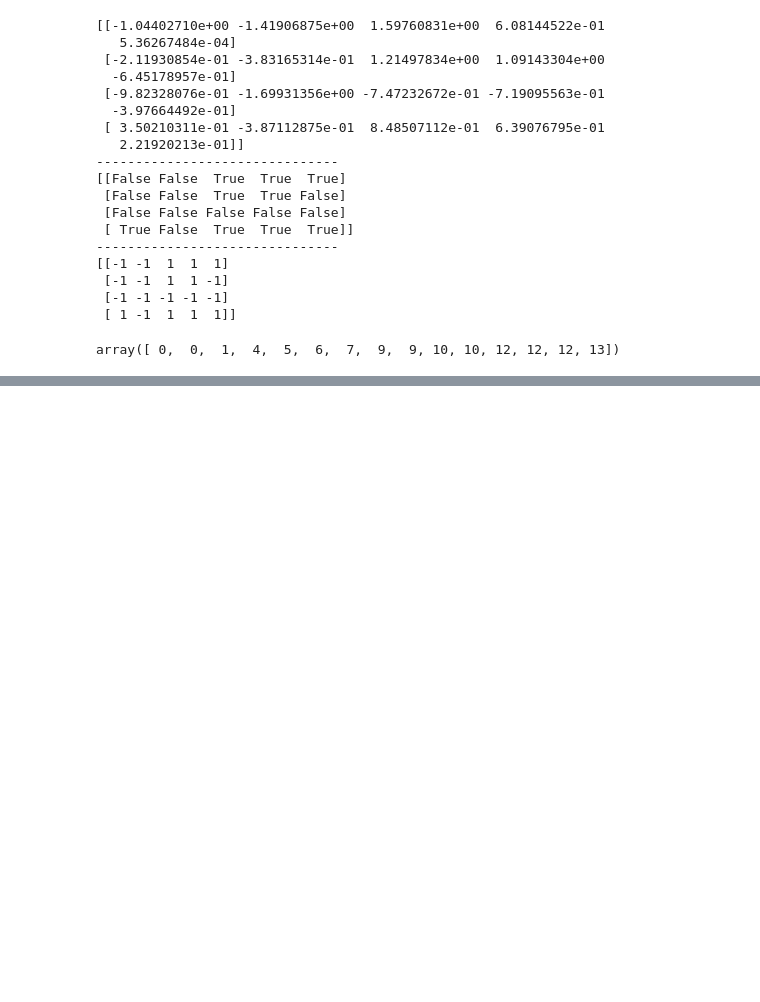
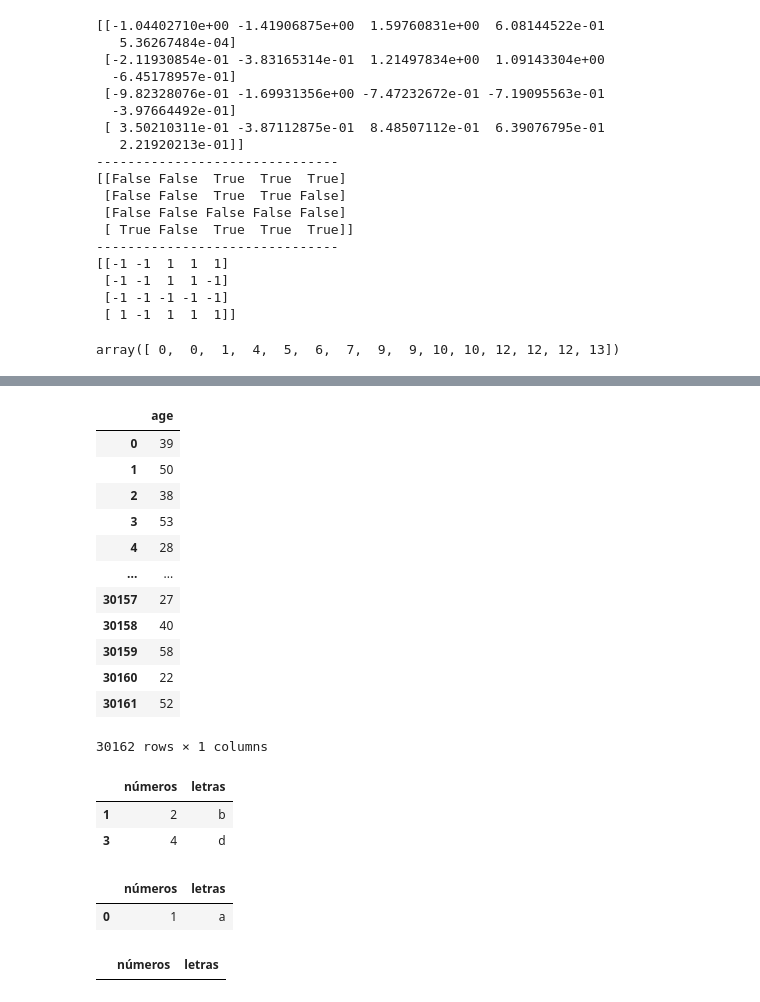
Before and after one commit to weltonlopesdev/Exercicios-resolvidos-em-python, a Jupyter notebook: welton_notebook.ipynb, the cells around one changed output, grey strips where cells are left out. Drawn from its saved outputs; the diff is of its cells as text; code cells hidden in the pictures; blank space fills up the shorter version.

```diff
--- a/welton_notebook.ipynb
+++ b/welton_notebook.ipynb
@@ -746,0 +862,39 @@ array([ 0,  0,  1,  4,  5,  6,  7,  9,  9, 10, 10, 12, 12, 12, 13])
+# %%
+# filtrando o dataset
+
+dados2[['age']]
+# %% [output]
+|  | age |
+| 0 | 39 |
+| 1 | 50 |
+| 2 | 38 |
+| 3 | 53 |
+| 4 | 28 |
+| ... | ... |
+| 30157 | 27 |
+| 30158 | 40 |
+| 30159 | 58 |
+| 30160 | 22 |
+| 30161 | 52 |
+30162 rows × 1 columns
+# %%
+#filtrar usando o loc
+
+dados.loc[[1,3]]
+# %% [output]
+|  | números | letras |
+| 1 | 2 | b |
+| 3 | 4 | d |
+# %%
+#estabelencendo condições
+
+dados.loc[dados['números']==1]
+# %% [output]
+|  | números | letras |
+| 0 | 1 | a |
+# %%
+#Filtrando mais
+
+dados.loc[(dados['números'] < 2) & (dados['letras']=='b')]
+# %% [output]
+|  | números | letras |
```
Also changed, not shown: parts of 10 cells of this notebook.
